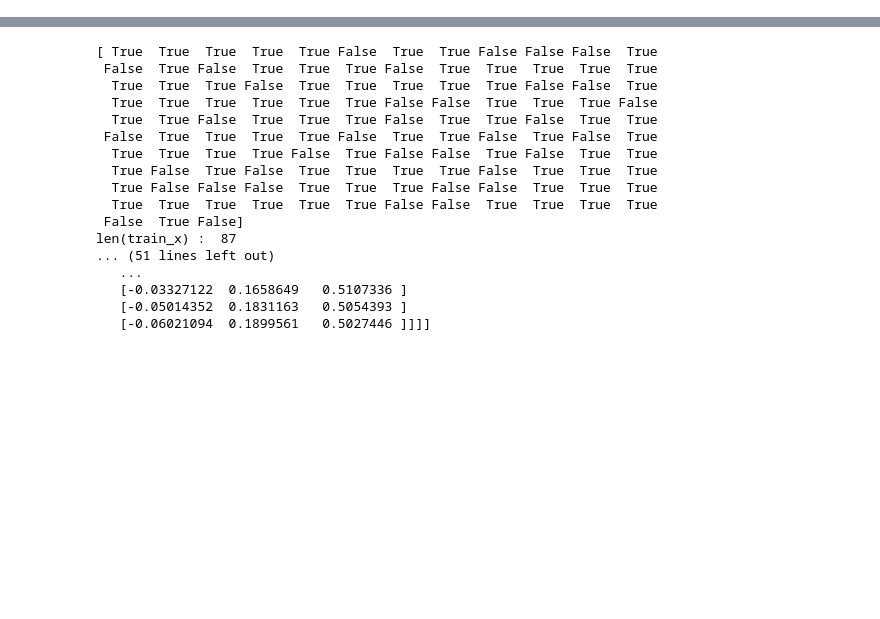
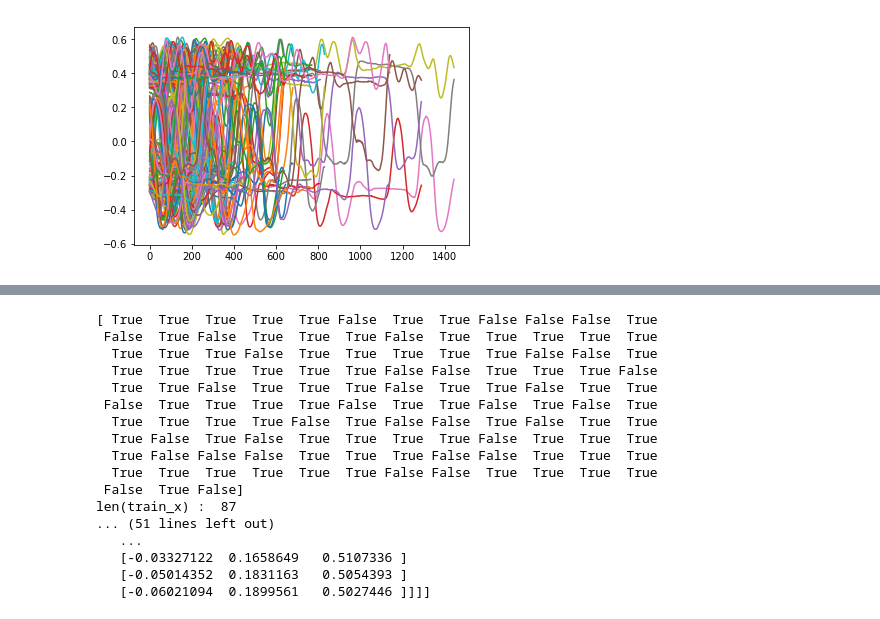
Before and after one commit to otterlee9043/Gesture-Recognition-SSG, a Jupyter notebook: ConvertedData/1011_DataNomalization.ipynb, the cells around one changed output, grey strips where cells are left out. Drawn from its saved outputs; the diff is of its cells as text; code cells hidden in the pictures; blank space fills up the shorter version.

```diff
--- a/ConvertedData/1011_DataNomalization.ipynb
+++ b/ConvertedData/1011_DataNomalization.ipynb
@@ -231,6 +240,8 @@ num is 1
 # %%
-for i in range(len(records)):
-    plt.plot(records[i][2])
+for i in range(len(records[1])):
+    plt.plot(records[1][i])
+# %% [output]
+[figure, added]
 # %%
 records = np.asarray(records)
 reshaped_records = records.reshape(len(records),1,200, 3) #recoed를 1차원으로 reshape
```
Also changed, not shown: parts of 5 cells of this notebook, 6 other files.
